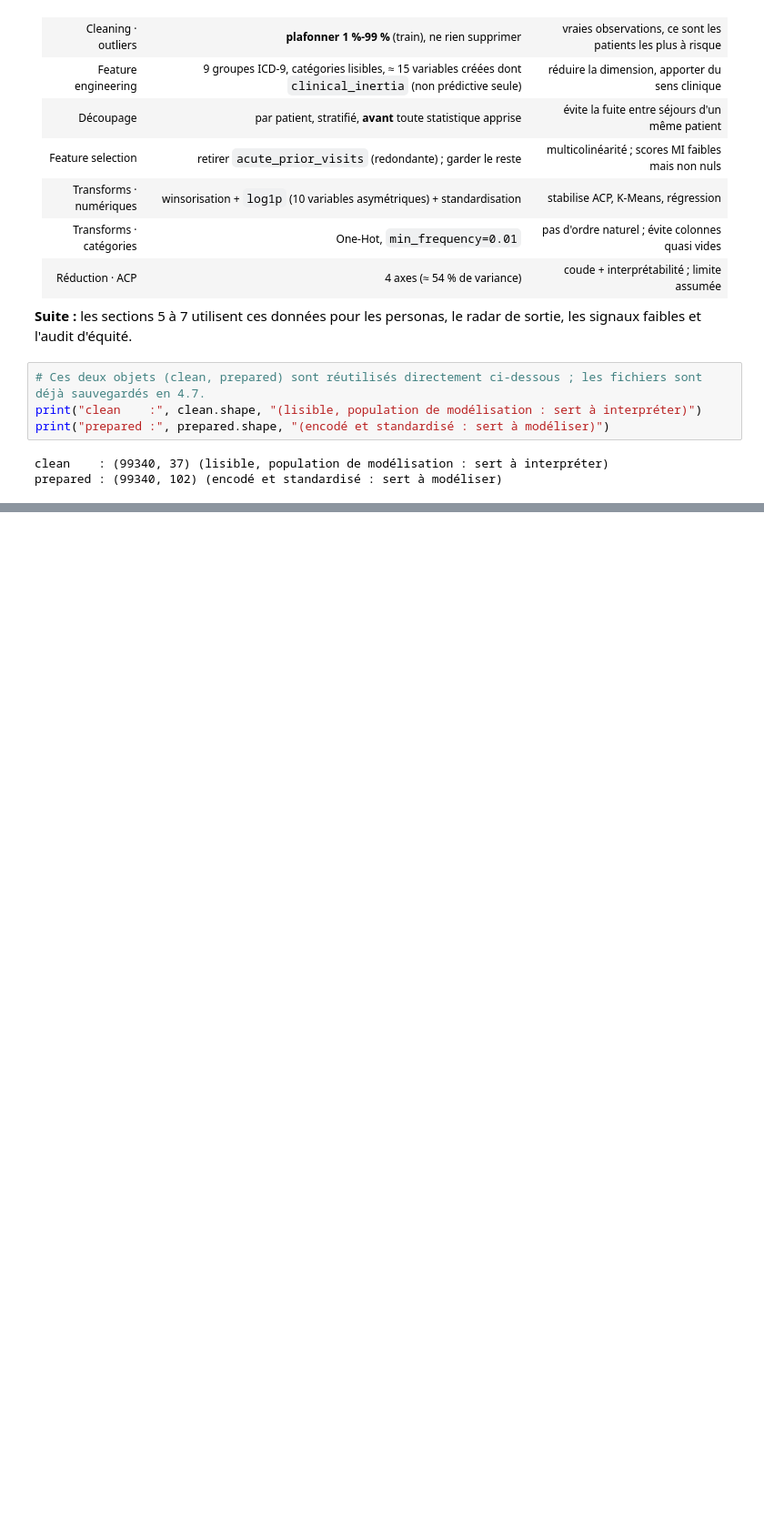
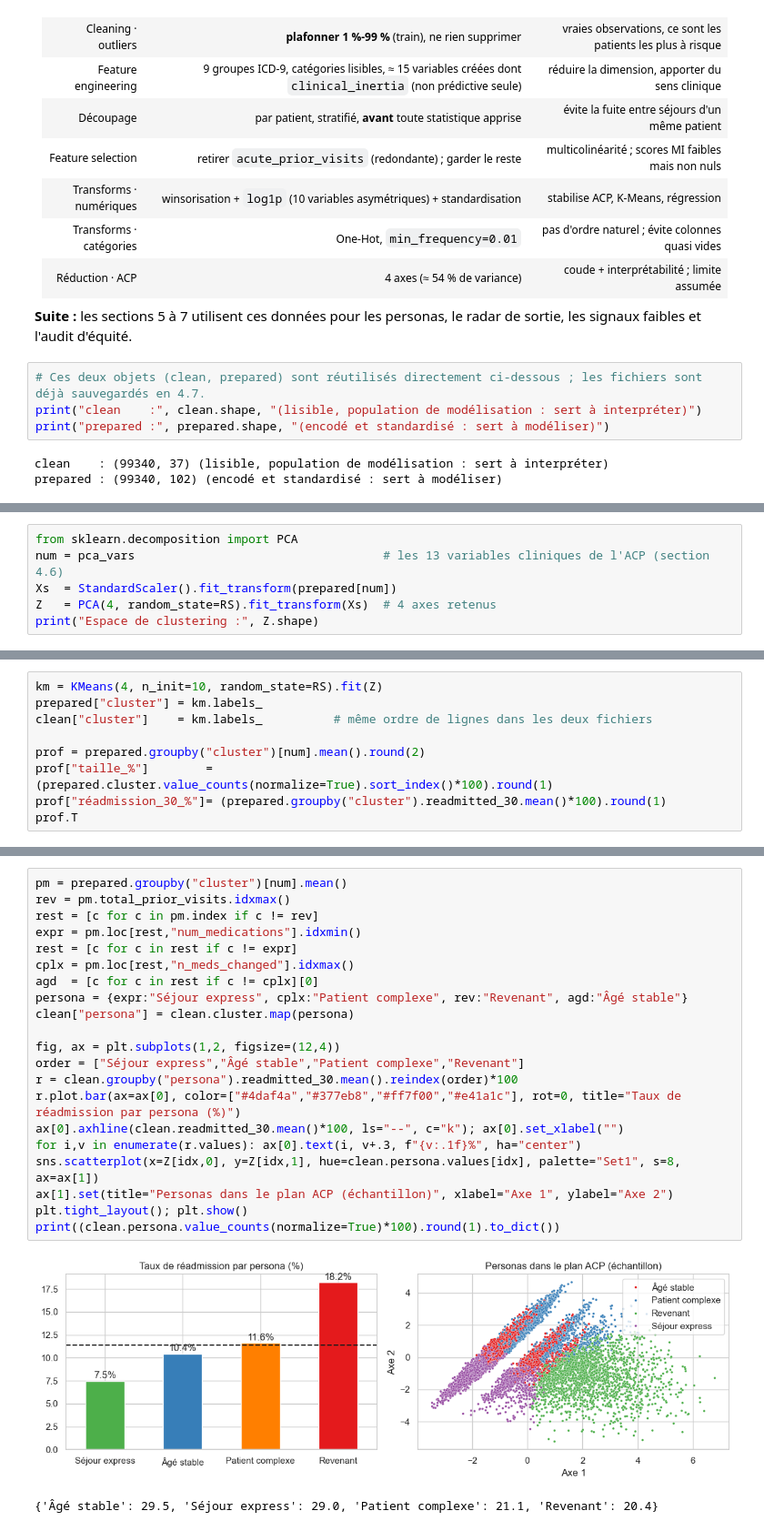
Before and after one commit to Tasnimekaabachi/diabetic-patients-readmission-, a Jupyter notebook: business_understanding.ipynb, the cells around one changed output, grey strips where cells are left out. Shown at 91% size. Drawn from its saved outputs; the diff is of its cells as text; blank space fills up the shorter version.

```diff
--- a/business_understanding.ipynb
+++ b/business_understanding.ipynb
@@ -1044,0 +1074,6 @@ prepared : (99340, 102) (encodé et standardisé : sert à modéliser)
+# %%
+from sklearn.decomposition import PCA
+num = pca_vars                                   # les 13 variables cliniques de l'ACP (section 4.6)
+Xs  = StandardScaler().fit_transform(prepared[num])
+Z   = PCA(4, random_state=RS).fit_transform(Xs)  # 4 axes retenus
+print("Espace de clustering :", Z.shape)
@@ -1044,0 +1122,9 @@ prepared : (99340, 102) (encodé et standardisé : sert à modéliser)
+# %%
+km = KMeans(4, n_init=10, random_state=RS).fit(Z)
+prepared["cluster"] = km.labels_
+clean["cluster"]    = km.labels_          # même ordre de lignes dans les deux fichiers
+
+prof = prepared.groupby("cluster")[num].mean().round(2)
+prof["taille_%"]        = (prepared.cluster.value_counts(normalize=True).sort_index()*100).round(1)
+prof["réadmission_30_%"]= (prepared.groupby("cluster").readmitted_30.mean()*100).round(1)
+prof.T
@@ -1044,0 +1158,24 @@ prepared : (99340, 102) (encodé et standardisé : sert à modéliser)
+# %%
+pm = prepared.groupby("cluster")[num].mean()
+rev = pm.total_prior_visits.idxmax()
+rest = [c for c in pm.index if c != rev]
+expr = pm.loc[rest,"num_medications"].idxmin()
+rest = [c for c in rest if c != expr]
+cplx = pm.loc[rest,"n_meds_changed"].idxmax()
+agd  = [c for c in rest if c != cplx][0]
+persona = {expr:"Séjour express", cplx:"Patient complexe", rev:"Revenant", agd:"Âgé stable"}
+clean["persona"] = clean.cluster.map(persona)
+
+fig, ax = plt.subplots(1,2, figsize=(12,4))
+order = ["Séjour express","Âgé stable","Patient complexe","Revenant"]
+r = clean.groupby("persona").readmitted_30.mean().reindex(order)*100
+r.plot.bar(ax=ax[0], color=["#4daf4a","#377eb8","#ff7f00","#e41a1c"], rot=0, title="Taux de réadmission par persona (%)")
+ax[0].axhline(clean.readmitted_30.mean()*100, ls="--", c="k"); ax[0].set_xlabel("")
+for i,v in enumerate(r.values): ax[0].text(i, v+.3, f"{v:.1f}%", ha="center")
+sns.scatterplot(x=Z[idx,0], y=Z[idx,1], hue=clean.persona.values[idx], palette="Set1", s=8, ax=ax[1])
+ax[1].set(title="Personas dans le plan ACP (échantillon)", xlabel="Axe 1", ylabel="Axe 2")
+plt.tight_layout(); plt.show()
+print((clean.persona.value_counts(normalize=True)*100).round(1).to_dict())
+# %% [output]
+[figure, added]
+{'Âgé stable': 29.5, 'Séjour express': 29.0, 'Patient complexe': 21.1, 'Revenant': 20.4}
```
Also changed, not shown: parts of 62 cells of this notebook, 2 other files.
